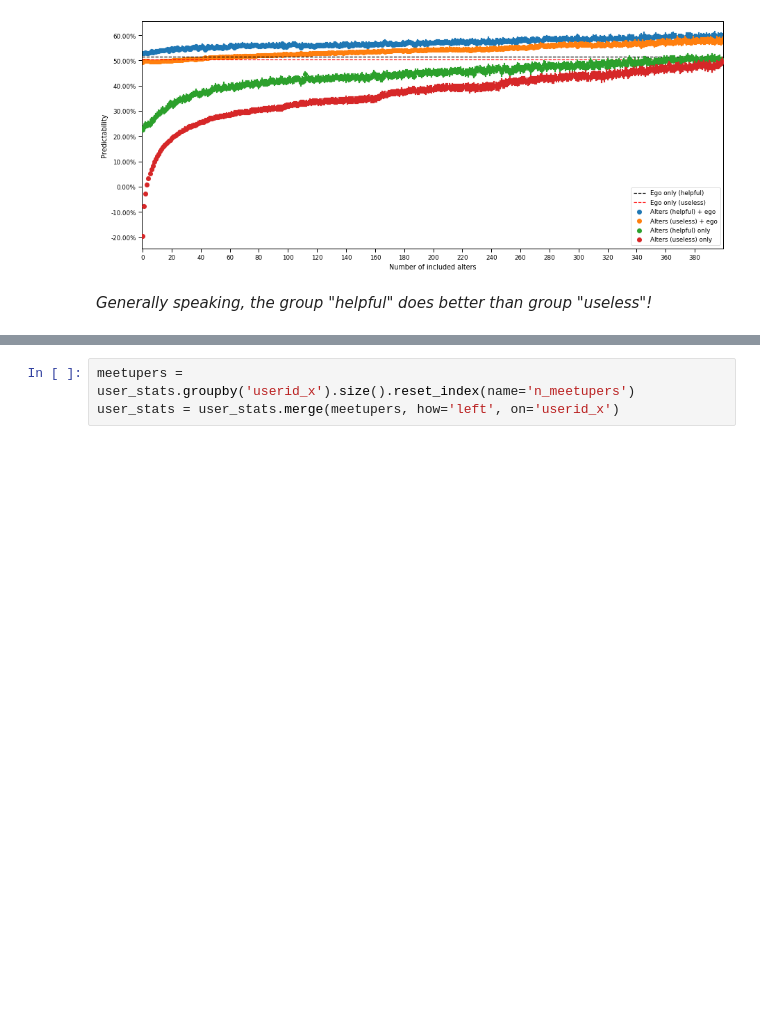
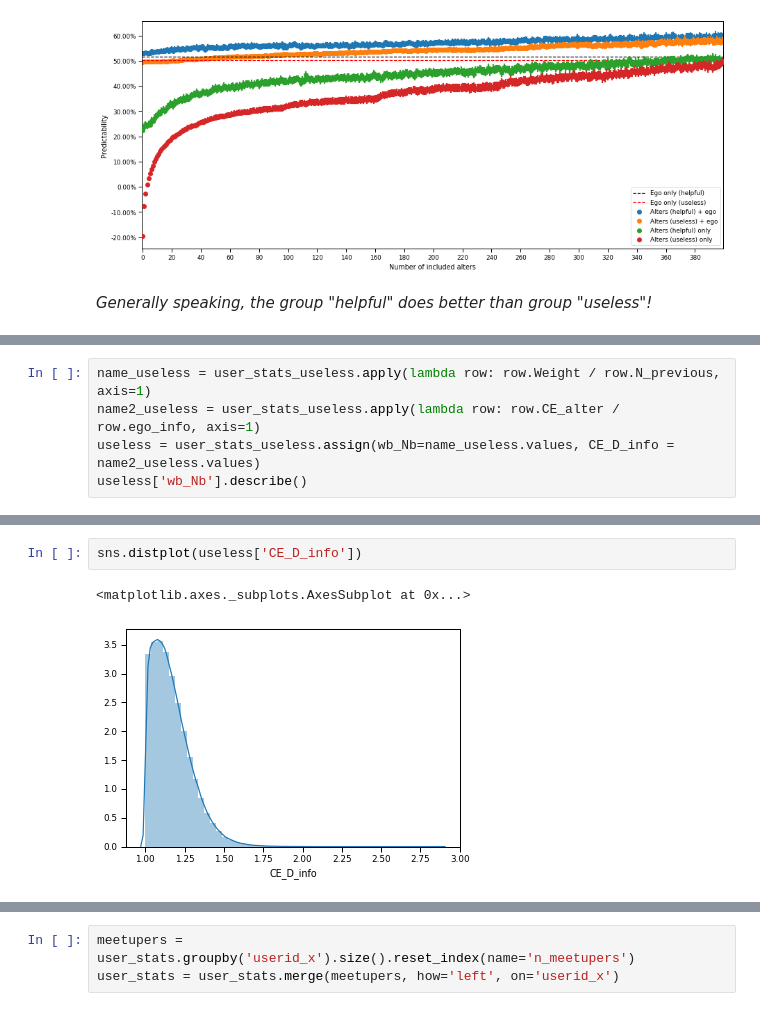
Before and after one commit to Magica-Chen/social-predictability, a Jupyter notebook: Results Visualization.ipynb, the cells around one changed output, grey strips where cells are left out. Saved outputs shown, nothing was run; the diff lists cells and outputs as text; blank space fills up the shorter version.

```diff
--- a/Results Visualization.ipynb
+++ b/Results Visualization.ipynb
@@ -95,0 +152,5 @@ vs.num_point_plot(user_stats, threshold=400, name='predictability', mode='paper'
+# %%
+name_useless = user_stats_useless.apply(lambda row: row.Weight / row.N_previous, axis=1)
+name2_useless = user_stats_useless.apply(lambda row: row.CE_alter / row.ego_info, axis=1)
+useless = user_stats_useless.assign(wb_Nb=name_useless.values, CE_D_info = name2_useless.values)
+useless['wb_Nb'].describe()
@@ -95,0 +167,5 @@ vs.num_point_plot(user_stats, threshold=400, name='predictability', mode='paper'
+# %%
+sns.distplot(useless['CE_D_info'])
+# %% [output]
+<matplotlib.axes._subplots.AxesSubplot at 0x...>
+[figure, added]
```
Also changed, not shown: parts of 52 cells of this notebook.
